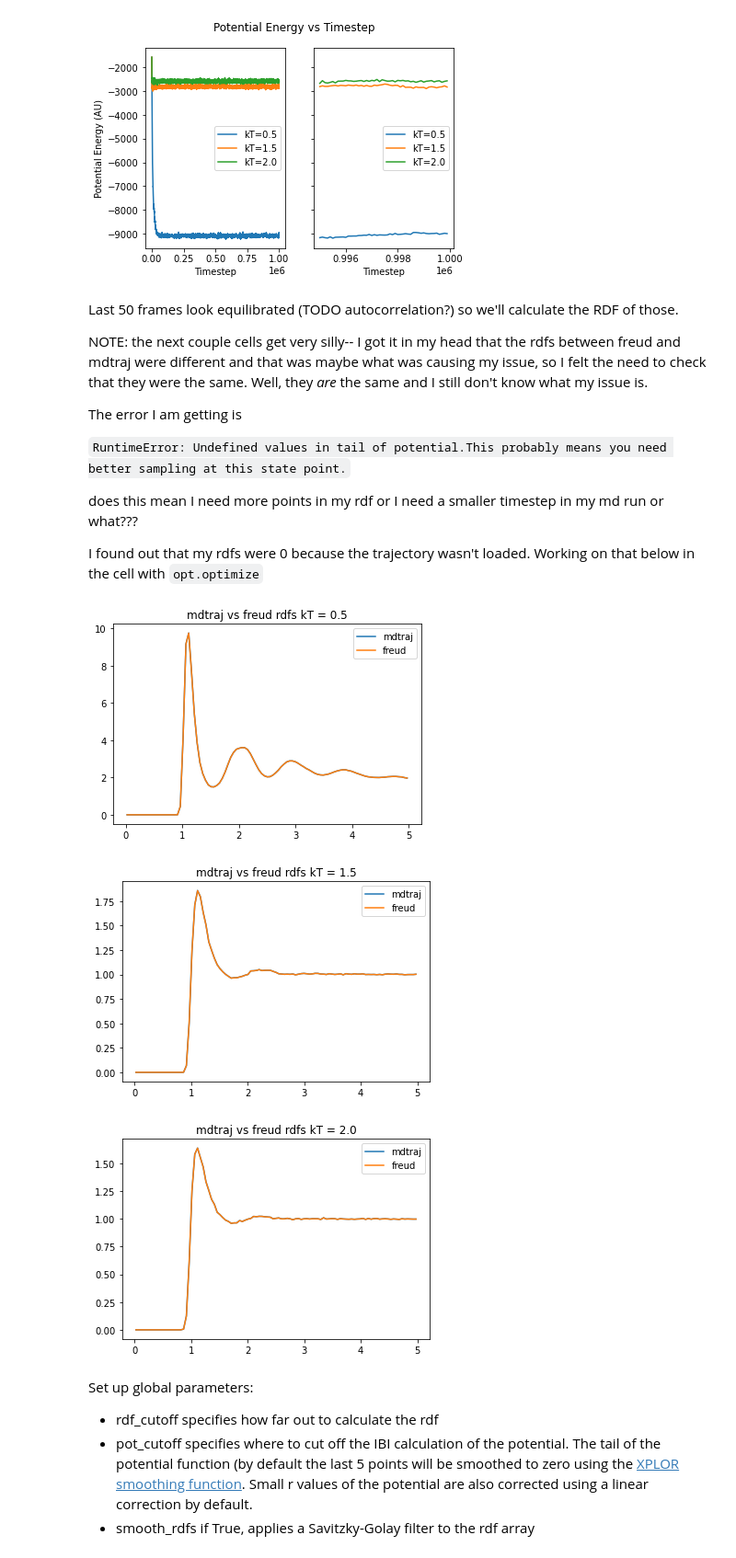
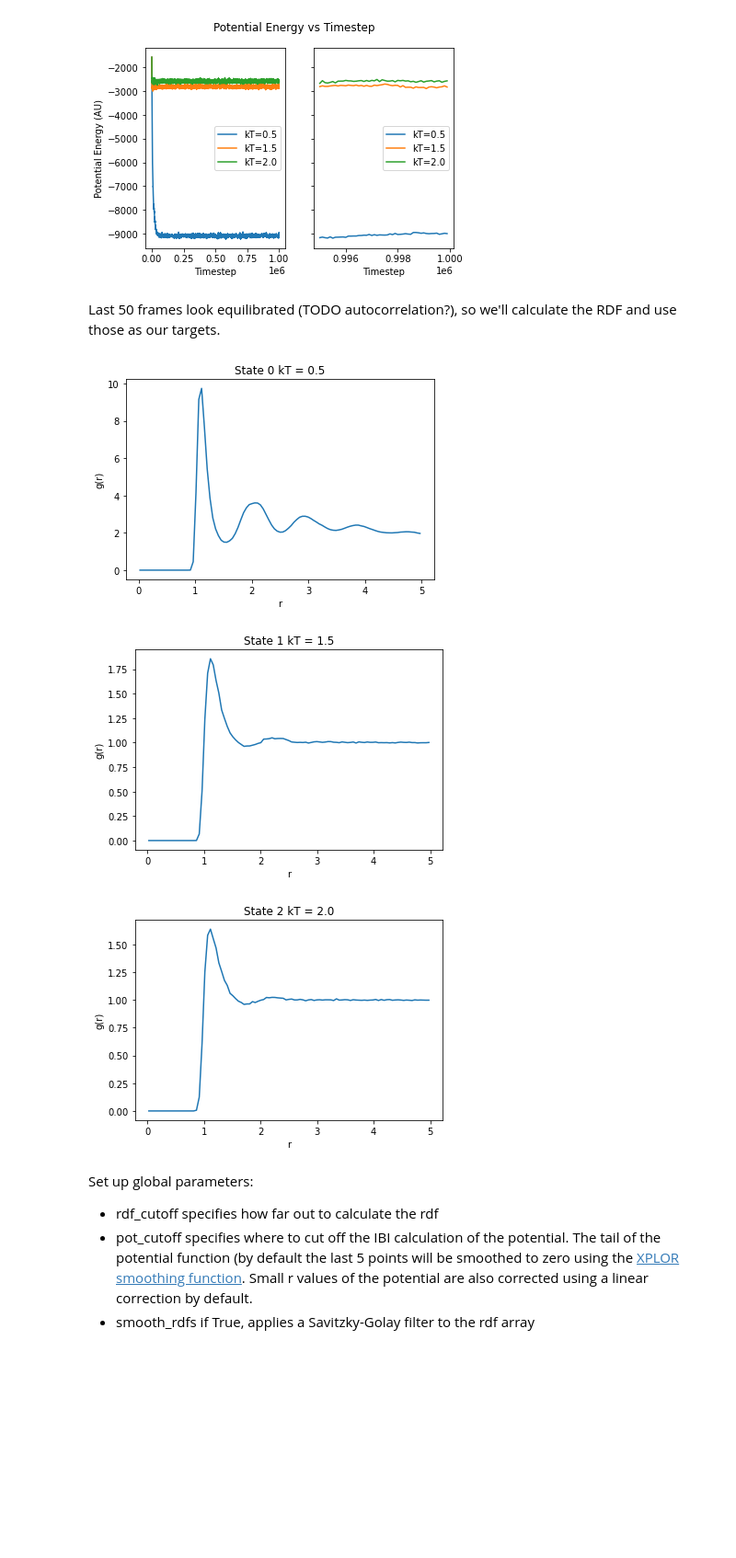
Before and after one commit to mosdef-hub/msibi, a Jupyter notebook: msibi/tutorials/lj/LJ_Tutorial.ipynb, the cells around one changed output. Shown: that part at 92% size. Cells and saved outputs as stored; diff of their text form; code cells hidden in the pictures; blank space fills up the shorter version.

````diff
--- a/msibi/tutorials/lj/LJ_Tutorial.ipynb
+++ b/msibi/tutorials/lj/LJ_Tutorial.ipynb
@@ -74,15 +75,3 @@ for i, kT in enumerate(kTs):
     ax2.legend()
 # %% [output]
 [figure]
-# %% [markdown]
-Last 50 frames look equilibrated (TODO autocorrelation?) so we'll calculate the RDF of those.
-
-NOTE: the next couple cells get very silly-- I got it in my head that the rdfs between freud and mdtraj were different and that was maybe what was causing my issue, so I felt the need to check that they were the same. Well, they _are_ the same and I still don't know what my issue is.
-
-The error I am getting is
-
-```RuntimeError: Undefined values in tail of potential.This probably means you need better sampling at this state point.```
-
-does this mean I need more points in my rdf or I need a smaller timestep in my md run or what???
-
-I found out that my rdfs were 0 because the trajectory wasn't loaded. Working on that below in the cell with `opt.optimize`
@@ -137,23 +78,23 @@ def box_to_volume(box):
+# %% [markdown]
+Last 50 frames look equilibrated (TODO autocorrelation?), so we'll calculate the RDF and use those as our targets.
 # %%
 for i,kT in enumerate(kTs):
     gsdfile = f'state{i}/trajectory{kT}.gsd'
-    traj = Traj(gsdfile,-50)
-    rdf = md.compute_rdf(traj, indices, r_range=(0.0,5.0), n_bins=101)
-    plt.title(f"mdtraj vs freud rdfs kT = {kT}")
-    plt.plot(rdf[0],rdf[1], label="mdtraj")
     with gsd.hoomd.open(gsdfile) as t:
         rdf = freud.density.RDF(bins=101, r_max=5)
         for snap in t[-50:]:
             rdf.compute(system=snap, reset=False)
         data = np.stack((rdf.bin_centers, rdf.rdf)).T
         np.savetxt(f"rdfs/rdftarget{i}", data)
-        plt.plot(rdf.bin_centers, rdf.rdf, label="freud")
-        plt.legend()
+        plt.plot(rdf.bin_centers, rdf.rdf)
+        plt.title(f"State {i} kT = {kT}")
+        plt.xlabel("r")
+        plt.ylabel("g(r)")
         plt.show()
 # %% [output]
-[figure, old version]
+[figure, new version]
-[figure, old version]
+[figure, new version]
-[figure, old version]
+[figure, new version]
 # %% [markdown]
 Set up global parameters:
 
````
Also changed, not shown: parts of 20 cells of this notebook.
